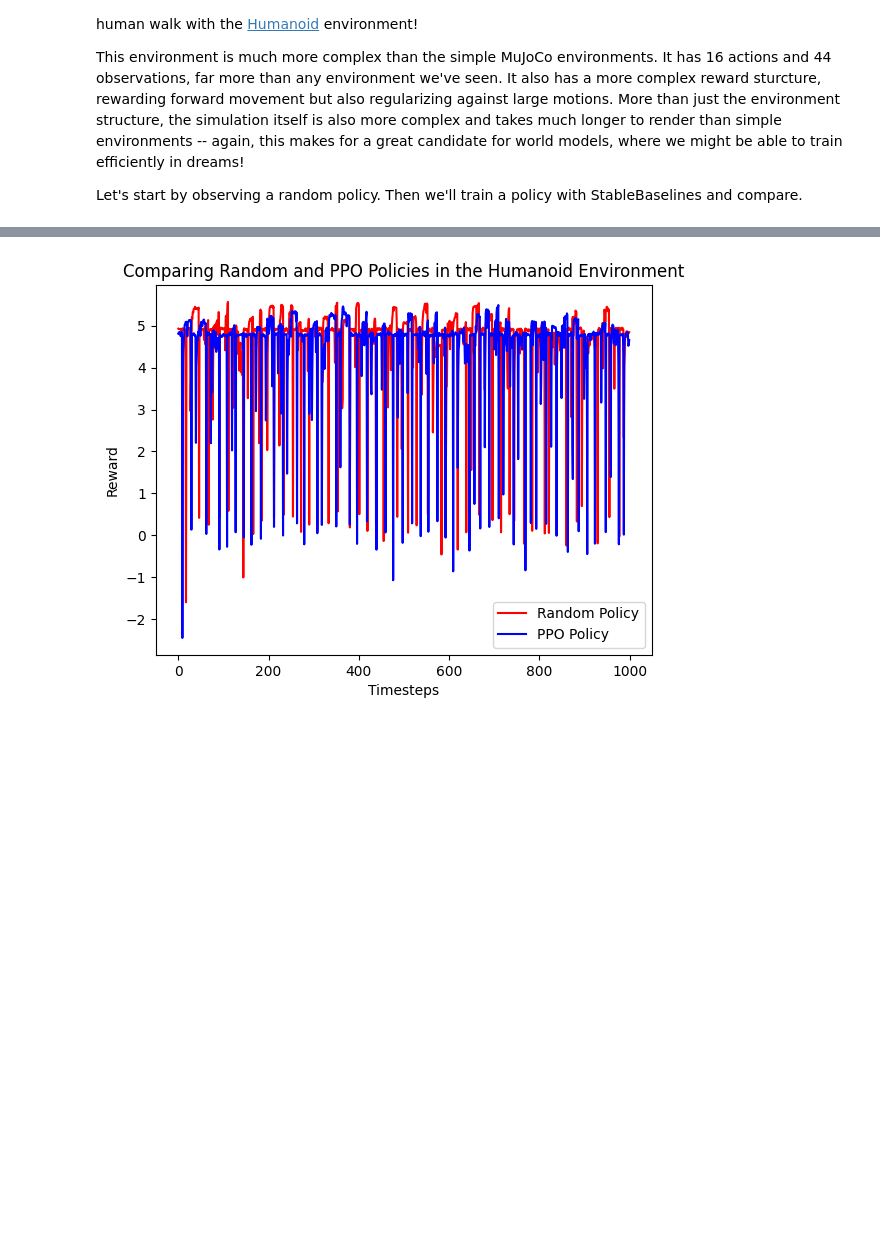
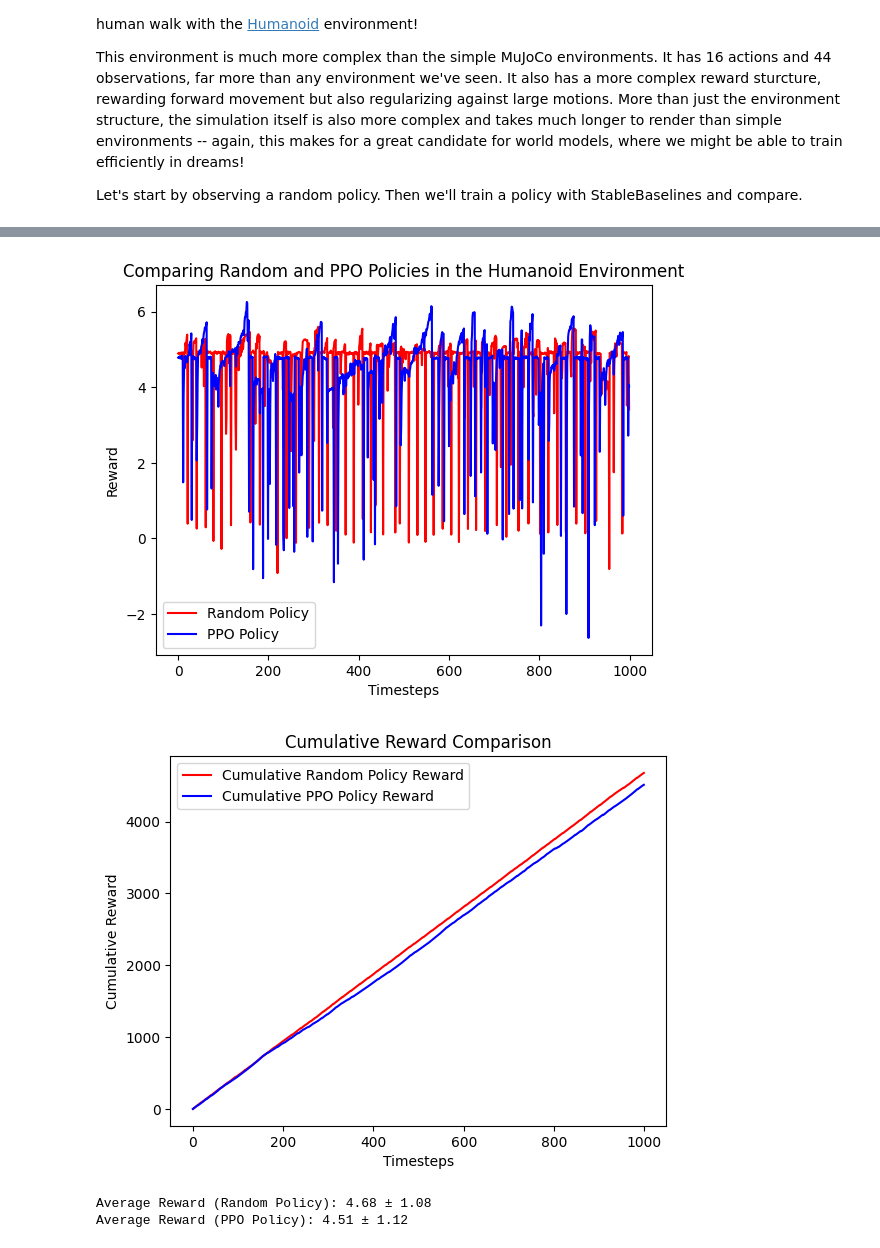
Before and after one commit to SeanSteinle/cs757-final-project, a Jupyter notebook: notebooks/gymnasium_basics.ipynb, the cells around one changed output, grey strips where cells are left out. Cells and saved outputs as stored; diff of their text form; code cells hidden in the pictures; blank space fills up the shorter version.

Commit message:
updated the gymnasium for better visualization

```diff
--- a/notebooks/gymnasium_basics.ipynb
+++ b/notebooks/gymnasium_basics.ipynb
@@ -25,11 +26,11 @@ import os
 # %%
-def play_agent(env_name, model=None, n_timesteps=500):
-    """Plays 500 games according to a policy. Random policy is default."""
-    env = gym.make(env_name, render_mode="human")
+def play_agent(env_name, model=None, n_timesteps=50, render_mode="human"):
+    """Plays 50 games according to a policy. Random policy is default."""
+    env = gym.make(env_name, render_mode=render_mode)
     obs, info = env.reset()
     rewards = []
 
-    for _ in range(n_timesteps):  # Run for 500 timesteps or until the episode ends
+    for _ in range(n_timesteps):  # Run for 50 timesteps or until the episode ends
         env.render()
         if model: #action selection -- either according to passed in policy or random policy
             action, _ = model.predict(obs)
@@ -60,9 +61,11 @@ Let's focus in on the [Lunar Lander](https://gymnasium.farama.org/environments/b
 # %%
 from stable_baselines3 import PPO
 
-def train_agent(env_name, timesteps=10000, save_path=""):
+def train_agent(env_name, timesteps, save_path="", render_mode=None):
     """Train a simple PPO policy with an MLP, available simply via StableBaselines3!"""
-    env = gym.make(env_name)
+    # env = gym.make(env_name)
+    env = gym.make(env_name, render_mode=render_mode)
+
     model = PPO("MlpPolicy", env, verbose=1)
     model.learn(total_timesteps=timesteps)
     if save_path != "":
@@ -70,10 +73,11 @@ def train_agent(env_name, timesteps=10000, save_path=""):
     env.close()
     return model
 # %%
-timesteps = 1000000
+timesteps = 1000
+os.makedirs("../models/", exist_ok=True)
 if f'lunar_lander_{timesteps}.zip' not in os.listdir("../models/"):  #training our model -- note: 1M is needed for 'good' performance, but that takes a while
     print(f"no model found, training new model for {timesteps} timesteps")
-    lunar_lander_model = train_agent('LunarLander-v3', timesteps) #train lunar lander model
+    lunar_lander_model = train_agent('LunarLander-v3', timesteps, render_mode=None) #train lunar lander model
     lunar_lander_model.save(f"../models/lunar_lander_{timesteps}")
 else:
     print(f"model found, loading cached model!")
@@ -120,10 +138,11 @@ random_rewards = play_agent('Humanoid-v5', None, timesteps)
 # %%
+timesteps = 1000000
+
 if f'humanoid_{timesteps}.zip' not in os.listdir("../models/"):
     print(f"no model found, training new model for {timesteps} timesteps")
-    humanoid_model = train_agent('Humanoid-v5', timesteps) #train humanoid model
+    humanoid_model = train_agent('Humanoid-v5', timesteps, render_mode=None) #train humanoid model
     humanoid_model.save(f"../models/humanoid_{timesteps}")
 else:
     print(f"model found, loading cached model!")
     humanoid_model = PPO.load(f"../models/humanoid_{timesteps}.zip")
-trained_rewards = play_agent('Humanoid-v5', humanoid_model, timesteps) #test humanoid model
 # %% [output]
@@ -131,11 +171,28 @@ model found, loading cached model!
 # %%
 #compare random and trained policy results visually!
 plt.plot(range(timesteps), random_rewards, color='red', label='Random Policy')
 plt.plot(range(timesteps), trained_rewards, color='blue', label='PPO Policy')
 plt.xlabel("Timesteps")
 plt.ylabel("Reward")
 plt.title("Comparing Random and PPO Policies in the Humanoid Environment")
 plt.legend()
 plt.show()
+
+cumulative_random = np.cumsum(random_rewards)
+cumulative_trained = np.cumsum(trained_rewards)
+
+plt.plot(range(timesteps), cumulative_random, color='red', label='Cumulative Random Policy Reward')
+plt.plot(range(timesteps), cumulative_trained, color='blue', label='Cumulative PPO Policy Reward')
+plt.xlabel("Timesteps")
+plt.ylabel("Cumulative Reward")
+plt.title("Cumulative Reward Comparison")
+plt.legend()
+plt.show()
+
+print(f"Average Reward (Random Policy): {np.mean(random_rewards):.2f} ± {np.std(random_rewards):.2f}")
+print(f"Average Reward (PPO Policy): {np.mean(trained_rewards):.2f} ± {np.std(trained_rewards):.2f}")
 # %% [output]
-[figure, old version]
+[figure, new version]
+[figure, added]
+Average Reward (Random Policy): 4.68 ± 1.08
+Average Reward (PPO Policy): 4.51 ± 1.12
```
Also changed, not shown: parts of 8 cells of this notebook.
